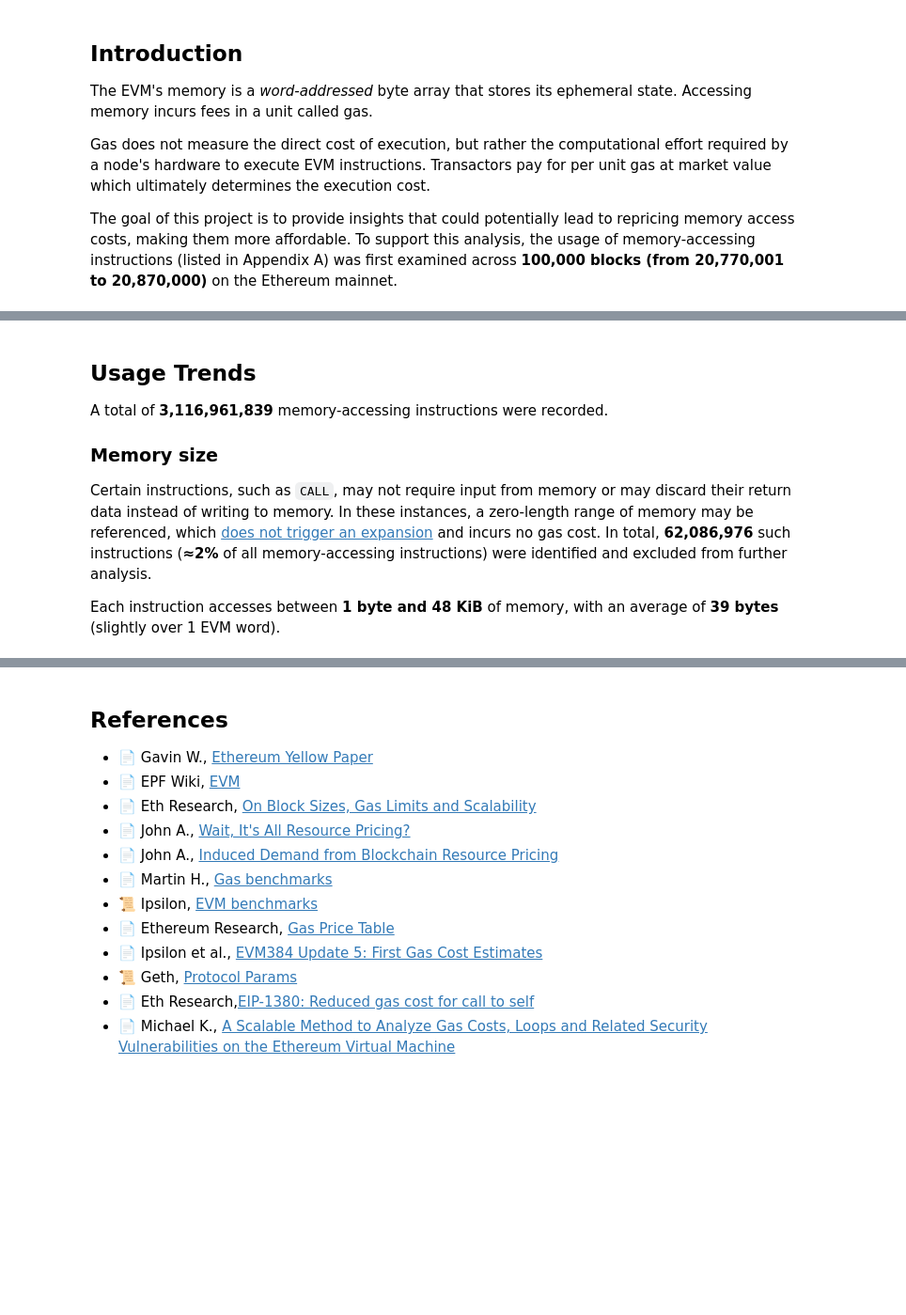
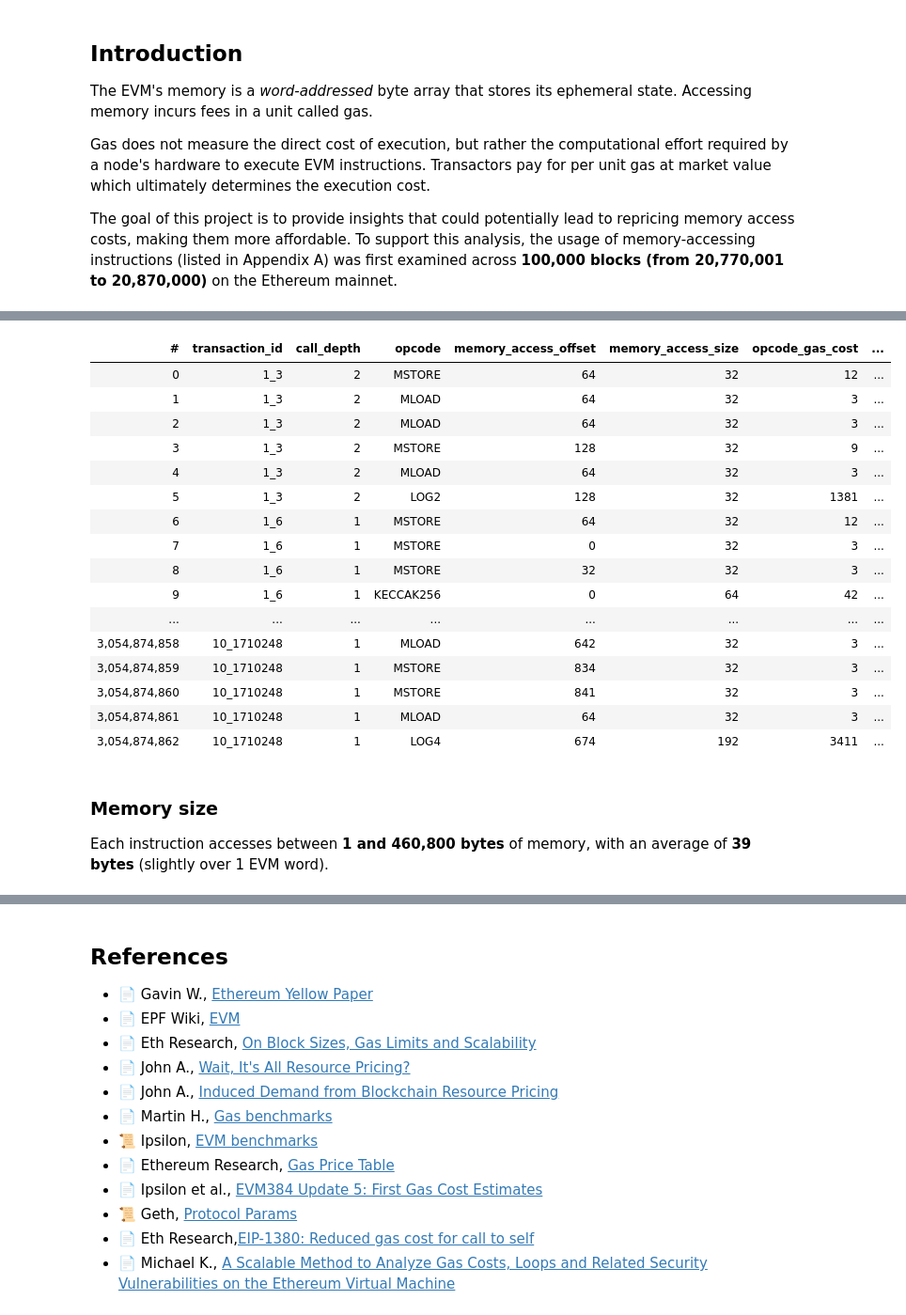
Before and after one commit to raxhvl/evm-memory-analysis, a Jupyter notebook: evm-memory-analysis.ipynb, the cells around one changed output, grey strips where cells are left out. Shown at 94% size. Drawn from its saved outputs; the diff is of its cells as text; code cells hidden in the pictures; blank space fills up the shorter version.

Commit message:
✨ feat: Analysis: Instructions

```diff
--- a/evm-memory-analysis.ipynb
+++ b/evm-memory-analysis.ipynb
@@ -14,9 +17,40 @@ The goal of this project is to provide insights that could potentially lead to r
+# %%
+import vaex
+import numpy as np
+import matplotlib.pyplot as plt
+import seaborn as sns
+import pandas as pd
+from scipy.stats import norm
+
+# CONFIG
+PERCENTILE_RANGES = [25, 50, 75, 95, 99]
+PRIMARY_COLOR = '#731963'
+ACCENT_COLOR_1 = '#F0E100'
+ACCENT_COLOR_2 = '#808080'
+
+# Load data
+df = vaex.open('data/combined_call_frames.hdf5')
+opcode_to_mnemonic = {"20":"KECCAK256","37":"CALLDATACOPY","39":"CODECOPY","51":"MLOAD","52":"MSTORE","53":"MSTORE8","3c":"EXTCODECOPY","3e":"RETURNDATACOPY","5e":"MCOPY","a0":"LOG0","a1":"LOG1","a2":"LOG2","a3":"LOG3","a4":"LOG4","f0":"CREATE","f1":"CALL","f2":"CALLCODE","f3":"RETURN","f4":"DELEGATECALL","f5":"CREATE2","fa":"STATICCALL"}
+df["opcode"] = df["opcode"].map(opcode_to_mnemonic)
+df
+# %% [output]
+| # | transaction_id | call_depth | opcode | memory_access_offset | memory_access_size | opcode_gas_cost | ... |
+| 0 | 1_3 | 2 | MSTORE | 64 | 32 | 12 | ... |
+| 1 | 1_3 | 2 | MLOAD | 64 | 32 | 3 | ... |
+| 2 | 1_3 | 2 | MLOAD | 64 | 32 | 3 | ... |
+| 3 | 1_3 | 2 | MSTORE | 128 | 32 | 9 | ... |
+| 4 | 1_3 | 2 | MLOAD | 64 | 32 | 3 | ... |
+| 5 | 1_3 | 2 | LOG2 | 128 | 32 | 1381 | ... |
+| 6 | 1_6 | 1 | MSTORE | 64 | 32 | 12 | ... |
+| 7 | 1_6 | 1 | MSTORE | 0 | 32 | 3 | ... |
+| 8 | 1_6 | 1 | MSTORE | 32 | 32 | 3 | ... |
+| 9 | 1_6 | 1 | KECCAK256 | 0 | 64 | 42 | ... |
+| ... | ... | ... | ... | ... | ... | ... | ... |
+| 3,054,874,858 | 10_1710248 | 1 | MLOAD | 642 | 32 | 3 | ... |
+| 3,054,874,859 | 10_1710248 | 1 | MSTORE | 834 | 32 | 3 | ... |
+| 3,054,874,860 | 10_1710248 | 1 | MSTORE | 841 | 32 | 3 | ... |
+| 3,054,874,861 | 10_1710248 | 1 | MLOAD | 64 | 32 | 3 | ... |
+| 3,054,874,862 | 10_1710248 | 1 | LOG4 | 674 | 192 | 3411 | ... |
 # %% [markdown]
-## Usage Trends
-A total of **3,116,961,839** memory-accessing instructions were recorded.
-
 ### Memory size
-
-Certain instructions, such as `CALL`, may not require input from memory or may discard their return data instead of writing to memory. In these instances, a zero-length range of memory may be referenced, which [does not trigger an expansion](https://github.com/ethereum/yellowpaper/blob/9fde3f4a07487b702a4b30ff74f26e0cd153db05/Paper.tex#L2217) and incurs no gas cost. In total, **62,086,976** such instructions (**≈2%** of all memory-accessing instructions) were identified and excluded from further analysis.
-
-Each instruction accesses between **1 byte and 48 KiB** of memory, with an average of **39 bytes** (slightly over 1 EVM word).
+Each instruction accesses between **1 and 460,800 bytes** of memory, with an average of **39 bytes** (slightly over 1 EVM word).
```
Also changed, not shown: parts of 12 cells of this notebook.
